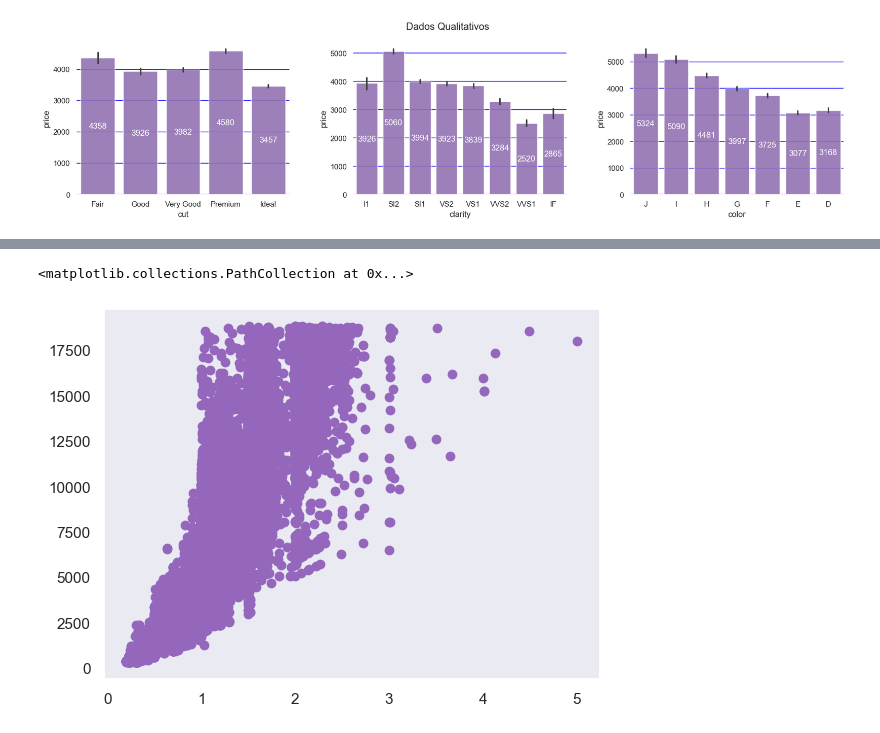
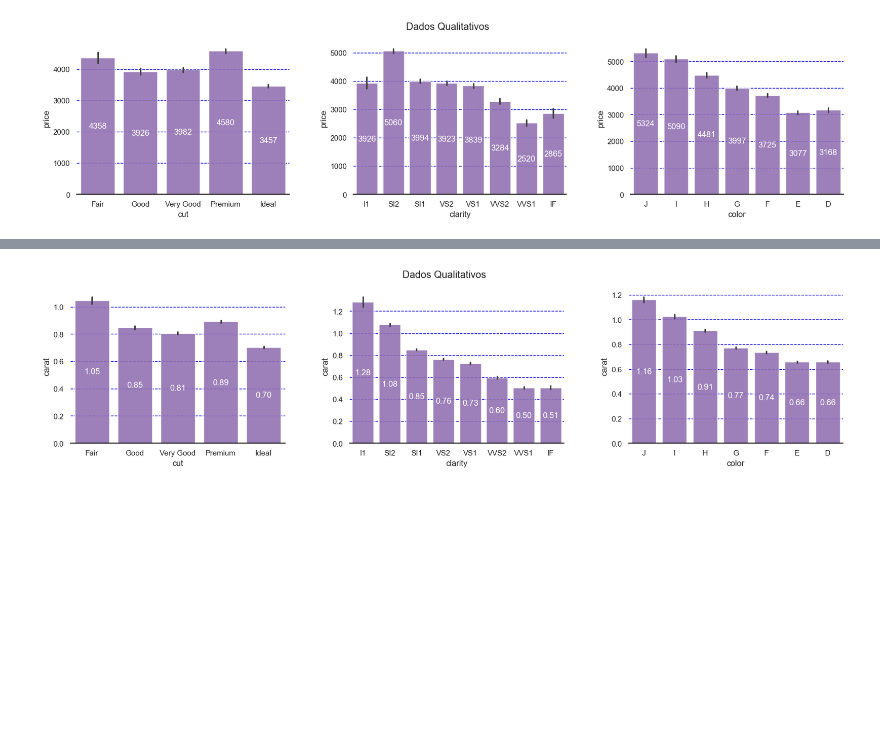
Before and after one commit to LCarlosA/avanti-bootcamp-cdd, a Jupyter notebook: notebooks/01-exploratory_data_analysis.ipynb, the cells around one changed output, grey strips where cells are left out. Cells and saved outputs as stored; diff of their text form; code cells hidden in the pictures; blank space fills up the shorter version.

```diff
--- a/notebooks/01-exploratory_data_analysis.ipynb
+++ b/notebooks/01-exploratory_data_analysis.ipynb
@@ -355,7 +355,7 @@ for ax in axs:
             color = 'white'),
         ax.axhline(0,color='k',clip_on=False),
         ax.set(frame_on = False),
-        ax.grid(axis='y', linestyle='-', color  = 'blue')
+        ax.grid(axis='y', linestyle='--', color  = 'blue')
 plt.show()
 # %% [output]
 [figure]
@@ -374,8 +374,9 @@ sns.barplot(data = df, x = df['color'], y =df['price'],order = color_order, ax
 
 for ax in axs:
     ax.bar_label(ax.containers[0], label_type = 'center', color = 'white', fmt = '%.0f')
+    ax.axhline(0,color='k',clip_on=False),
     ax.set(frame_on = False)
-    ax.grid(axis='y',linestyle='-', color='blue')
+    ax.grid(axis='y',linestyle='--', color='blue')
 plt.show()
 # %% [output]
 [figure]
@@ -398,5 +383,21 @@ sns.boxplot(data = df, y = 'price', hue = 'clarity')
-# %%
-plt.scatter(df['carat'], df['price'])
-# %% [output]
-<matplotlib.collections.PathCollection at 0x...>
-[figure, removed]
+# %%
+fig, axs = plt.subplots(1,3, figsize = (20,4))
+plt.subplots_adjust(wspace = 0.3, hspace = 0.3)
+plt.suptitle('Dados Qualitativos')
+
+
+
+sns.barplot(data  = df, x = df['cut'], y = df['carat'], order = cut_order, ax = axs[0], color = colors[0], alpha=0.9)
+
+sns.barplot(data = df, x = df['clarity'], y = df['carat'], order = clarity_order, ax = axs[1], color = colors[0], alpha=0.9)
+
+sns.barplot(data = df, x = df['color'], y =df['carat'],order = color_order, ax  = axs[2], color = colors[0], alpha=0.9)
+
+for ax in axs:
+    ax.bar_label(ax.containers[0], label_type = 'center', color = 'white', fmt = '%.2f')
+    ax.axhline(0,color='k',clip_on=False),
+    ax.set(frame_on = False)
+    ax.grid(axis='y',linestyle='--', color='blue')
+plt.show()
+# %% [output]
+[figure, added]
```
Also changed, not shown: parts of 15 cells of this notebook.
